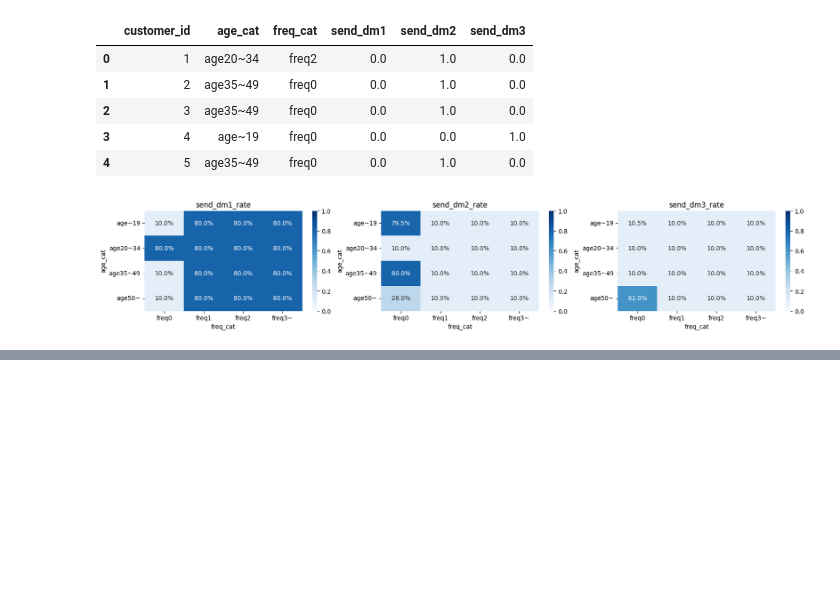
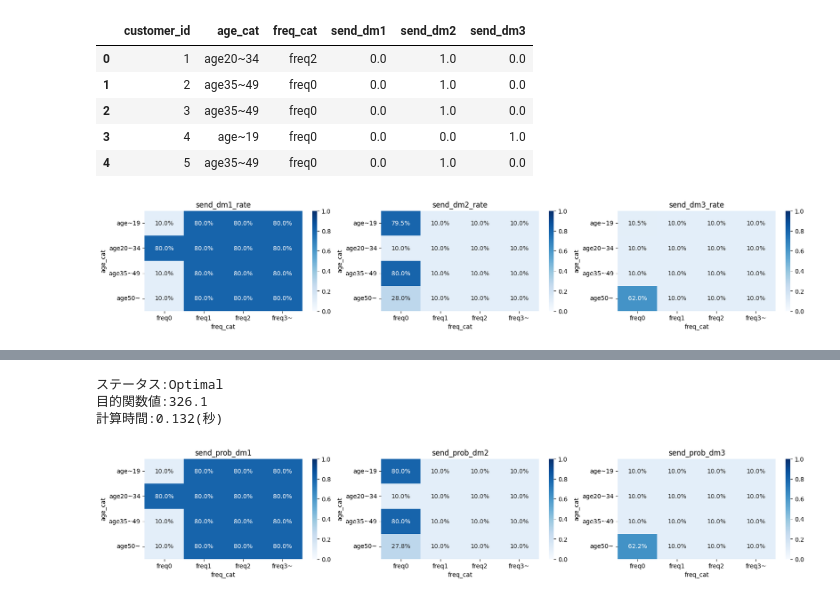
Before and after one commit to maton369/PyOptBook_Practice, a Jupyter notebook: 4_coupon/main.ipynb, the cells around one changed output, grey strips where cells are left out. Cells and saved outputs as stored; diff of their text form; code cells hidden in the pictures; blank space fills up the shorter version.

```diff
--- a/4_coupon/main.ipynb
+++ b/4_coupon/main.ipynb
@@ -263,0 +281,57 @@ plt.show()
+# %%
+prob_ver_df = prob_df.rename(
+    columns={"prob_dm1": 1, "prob_dm2": 2, "prob_dm3": 3}
+).melt(id_vars=["segment_id"], value_vars=[1, 2, 3], var_name="dm", value_name="prob")
+Psm = prob_ver_df.set_index(["segment_id", "dm"])["prob"].to_dict()
+# %%
+problem += pulp.lpSum(
+    Ns[s] * (Psm[s, m] - Psm[s, 1]) * xsm[s, m] for s in S for m in [2, 3]
+)
+# %%
+problem += (
+    pulp.lpSum(Cm[m] * Ns[s] * Psm[s, m] * xsm[s, m] for s in S for m in [2, 3])
+    <= 1000000
+)
+# %%
+for s in S:
+    for m in M:
+        problem += xsm[s, m] >= 0.1
+# %%
+time_start = time.time()
+status = problem.solve()
+time_stop = time.time()
+print(f"ステータス:{pulp.LpStatus[status]}")
+print(f"目的関数値:{pulp.value(problem.objective):.4}")
+print(f"計算時間:{(time_stop - time_start):.3}(秒)")
+# %% [output]
+ステータス:Optimal
+目的関数値:326.1
+計算時間:0.132(秒)
+# %%
+send_dm_df = pd.DataFrame(
+    [[xsm[s, m].value() for m in M] for s in S],
+    columns=["send_prob_dm1", "send_prob_dm2", "send_prob_dm3"],
+)
+seg_send_df = pd.concat(
+    [prob_df[["segment_id", "age_cat", "freq_cat"]], send_dm_df], axis=1
+)
+ax = {}
+fig, (ax[0], ax[1], ax[2]) = plt.subplots(1, 3, figsize=(20, 3))
+for i, ptn in enumerate(["send_prob_dm1", "send_prob_dm2", "send_prob_dm3"]):
+    seg_send_pivot_df = pd.pivot_table(
+        data=seg_send_df,
+        values=ptn,
+        columns="freq_cat",
+        index="age_cat",
+        aggfunc="mean",
+    )
+    seg_send_pivot_df = seg_send_pivot_df.reindex(
+        ["age~19", "age20~34", "age35~49", "age50~"]
+    )
+    sns.heatmap(
+        seg_send_pivot_df, annot=True, fmt=".1%", cmap="Blues", vmin=0, vmax=1, ax=ax[i]
+    )
+    ax[i].set_title(f"{ptn}")
+plt.show()
+# %% [output]
+[figure, added]
```
Also changed, not shown: parts of 5 cells of this notebook.
